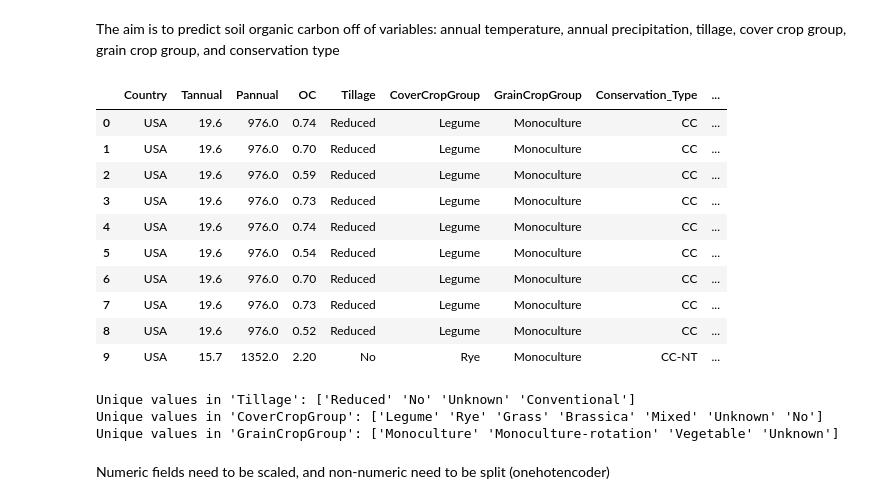
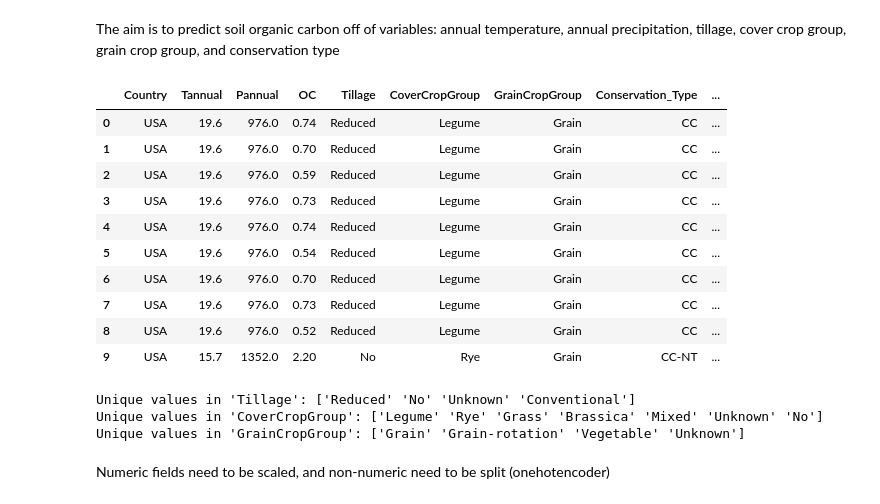
Before and after one commit to Mekaela/isa_soc_predictor, a Jupyter notebook: notebooks/soc_predictor.ipynb, the cells around one changed output. Cells and saved outputs as stored; diff of their text form; code cells hidden in the pictures.

Commit message:
changed monocrop to grain and modified interface disclaimer

```diff
--- a/notebooks/soc_predictor.ipynb
+++ b/notebooks/soc_predictor.ipynb
@@ -17,20 +17,20 @@ from sklearn.model_selection import GridSearchCV
 import matplotlib.pyplot as plt
 from sklearn.metrics import r2_score
 # %%
-data = pd.read_csv('./data/soc_dataset.csv')
+data = pd.read_csv('../data/soc_dataset.csv')
 data.head(10)
 # %% [output]
 |  | Country | Tannual | Pannual | OC | Tillage | CoverCropGroup | GrainCropGroup | Conservation_Type | ... |
-| 0 | USA | 19.6 | 976.0 | 0.74 | Reduced | Legume | Monoculture | CC | ... |
-| 1 | USA | 19.6 | 976.0 | 0.70 | Reduced | Legume | Monoculture | CC | ... |
-| 2 | USA | 19.6 | 976.0 | 0.59 | Reduced | Legume | Monoculture | CC | ... |
-| 3 | USA | 19.6 | 976.0 | 0.73 | Reduced | Legume | Monoculture | CC | ... |
-| 4 | USA | 19.6 | 976.0 | 0.74 | Reduced | Legume | Monoculture | CC | ... |
-| 5 | USA | 19.6 | 976.0 | 0.54 | Reduced | Legume | Monoculture | CC | ... |
-| 6 | USA | 19.6 | 976.0 | 0.70 | Reduced | Legume | Monoculture | CC | ... |
-| 7 | USA | 19.6 | 976.0 | 0.73 | Reduced | Legume | Monoculture | CC | ... |
-| 8 | USA | 19.6 | 976.0 | 0.52 | Reduced | Legume | Monoculture | CC | ... |
-| 9 | USA | 15.7 | 1352.0 | 2.20 | No | Rye | Monoculture | CC-NT | ... |
+| 0 | USA | 19.6 | 976.0 | 0.74 | Reduced | Legume | Grain | CC | ... |
+| 1 | USA | 19.6 | 976.0 | 0.70 | Reduced | Legume | Grain | CC | ... |
+| 2 | USA | 19.6 | 976.0 | 0.59 | Reduced | Legume | Grain | CC | ... |
+| 3 | USA | 19.6 | 976.0 | 0.73 | Reduced | Legume | Grain | CC | ... |
+| 4 | USA | 19.6 | 976.0 | 0.74 | Reduced | Legume | Grain | CC | ... |
+| 5 | USA | 19.6 | 976.0 | 0.54 | Reduced | Legume | Grain | CC | ... |
+| 6 | USA | 19.6 | 976.0 | 0.70 | Reduced | Legume | Grain | CC | ... |
+| 7 | USA | 19.6 | 976.0 | 0.73 | Reduced | Legume | Grain | CC | ... |
+| 8 | USA | 19.6 | 976.0 | 0.52 | Reduced | Legume | Grain | CC | ... |
+| 9 | USA | 15.7 | 1352.0 | 2.20 | No | Rye | Grain | CC-NT | ... |
 # %%
 print("Unique values in 'Tillage':", data['Tillage'].unique())
 print("Unique values in 'CoverCropGroup':", data['CoverCropGroup'].unique())
@@ -38,7 +38,7 @@ print("Unique values in 'GrainCropGroup':", data['GrainCropGroup'].unique())
 # %% [output]
 Unique values in 'Tillage': ['Reduced' 'No' 'Unknown' 'Conventional']
 Unique values in 'CoverCropGroup': ['Legume' 'Rye' 'Grass' 'Brassica' 'Mixed' 'Unknown' 'No']
-Unique values in 'GrainCropGroup': ['Monoculture' 'Monoculture-rotation' 'Vegetable' 'Unknown']
+Unique values in 'GrainCropGroup': ['Grain' 'Grain-rotation' 'Vegetable' 'Unknown']
 # %% [markdown]
 Numeric fields need to be scaled, and non-numeric need to be split (onehotencoder)
 # %%
```
Also changed, not shown: parts of 11 cells of this notebook, 5 other files.
